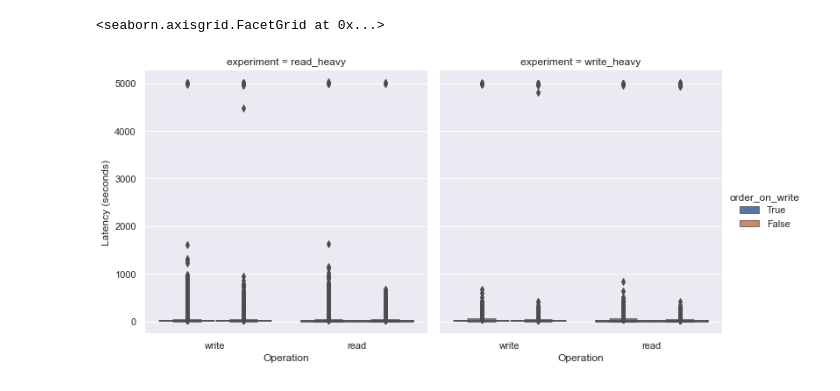
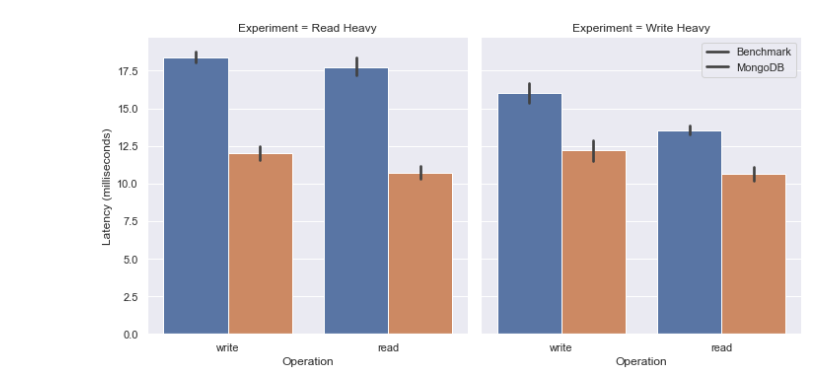
Before and after one commit to tomwassing/mango-db, a Jupyter notebook: experiments/data_das.ipynb, the cells around one changed output. Drawn from its saved outputs; the diff is of its cells as text; code cells hidden in the pictures.

Commit message:
Improved plots

```diff
--- a/experiments/data_das.ipynb
+++ b/experiments/data_das.ipynb
@@ -5,7 +5,7 @@ import seaborn as sns
 import glob
 import numpy as np
 sns.set_theme()
-sns.set(font_scale = 2)
+# sns.set(font_scale = 2)
 # %%
 results_df = pd.DataFrame(
     columns=["system_name", "run_id", "latency", "operation", "on_leader", "n_nodes", "n_clients", "order_on_write", "experiment"]
@@ -39,4 +39,9 @@ for f in glob.glob("results/experiment2_True_True*"):
 # df = pd.read_csv('results/final/perf_exp_1.csv')
 df = results_df
 df.latency = df.latency * 1000
+
+
+df = df.rename(columns={"n_nodes": "Nodes", "operation": "Operation", "experiment": "Experiment"})
+
+df["Experiment"] = df["Experiment"].apply(lambda x: "Read Heavy" if x == "read_heavy" else "Write Heavy")
 # %%
@@ -109,27 +76,27 @@ agg_df_leader["latency_factor"] = agg_df_leader["latency"] / agg_df_leader["n_no
 # %%
-# fig, axs = plt.subplots(8, 1, figsize=(8, 18))
+g = sns.catplot(kind="bar", x="Operation", y="latency", hue="order_on_write", hue_order=[True, False], col="Experiment", data=df[df["Nodes"] == 4], legend=False, legend_out=False)
+g.set_ylabels("Latency (milliseconds)")
+g.set_xlabels("Operation")
+g.hand
 
-# idx = 0
-# ax= None
-
-# agg_df_leader.groupby(["experiment", "order_on_write", 'operation']).plot(kind="bar", y='latency')
+hue_labels = ['Benchmark', 'MongoDB']
+g.axes[0][1].legend({
+    key: value for key, value in zip(hue_labels, g._legend_data.values())
+}, loc="upper right")
 
 
-
-g = sns.catplot(kind="box", x="operation", y="latency", hue="order_on_write", hue_order=[True, False], col="experiment", data=df[df["n_nodes"] == 4])
-g.set_ylabels("Latency (seconds)")
-g.set_xlabels("Operation")
 # g.set( xlabel = "Operation", ylabel = "Latency (seconds)")
 # g.set(ylim=(0, .2))
 # for group, group_df in agg_df_leader.groupby(["experiment", 'operation']):
 #     # display(group_df)
 #     # axs[idx].set_title(group_df.iloc[0, 1])
 #     # axs[idx].set_title(f"order_on_write={group[0]}, operation={group[1]}")
 #     plt.title(str(group))
 #     # plt.title(f"order_on_write={group[0]}, operation={group[1]}")
 #     sns.barplot(x='experiment', y='latency', hue="on_leader", data=group_df)
 #     # plt.show()
 #     idx += 1
+
+plt.savefig("results/exp_2_workload_barplot.png", bbox_inches='tight')
 # %% [output]
-<seaborn.axisgrid.FacetGrid at 0x...>
-[figure, old version]
+[figure, new version]
```
Also changed, not shown: parts of 7 cells of this notebook, 8 other files.
